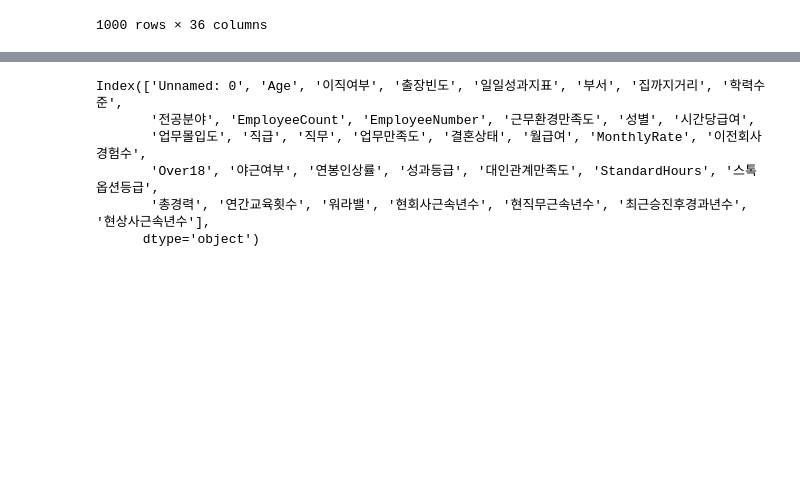
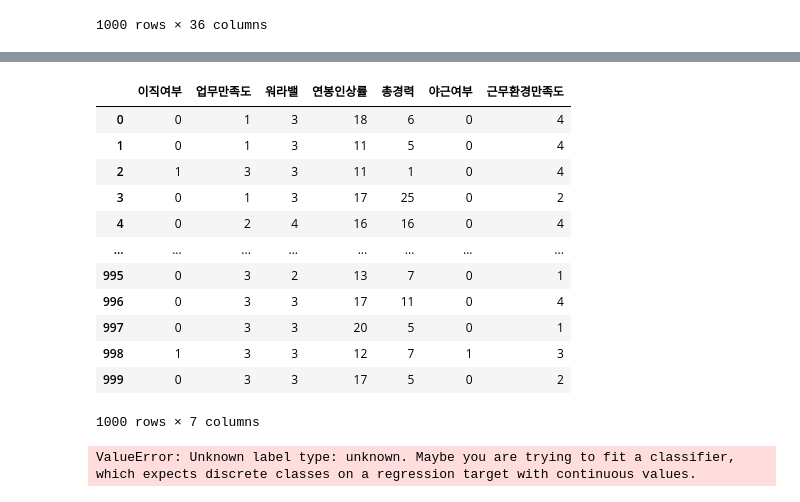
Before and after one commit to Kim-Yeryoung/22100143_Kim-Yeryoung-13W-quiz, a Jupyter notebook: 13W_quiz.ipynb, the cells around one changed output, grey strips where cells are left out. Saved outputs shown, nothing was run; the diff lists cells and outputs as text; code cells hidden in the pictures; blank space fills up the shorter version.

```diff
--- a/13W_quiz.ipynb
+++ b/13W_quiz.ipynb
@@ -45,6 +46,13 @@ for i in df['이직여부'].index:
         df['이직여부'][i]=0
 df['이직여부'].value_counts() #target label set
 
+
+df['야근여부'].value_counts()
+for i in df['야근여부'].index:
+    if df['야근여부'][i] == 'Yes':
+        df['야근여부'][i]=1
+    else:
+        df['야근여부'][i]=0
 # 변수 분류 (OneHot & gender or Label)
 label_encode_cols = []
 onehot_cols = []
@@ -71,7 +79,8 @@ def encode_categoricals(df):
 label_encode_cols
 df[label_encode_cols]=encode_categoricals(df[label_encode_cols]) # Label
 
-df #one-hot은 차원 커지니깐 보류 했음.
+print(df['이직여부'].value_counts()) #one-hot은 차원 커지니깐 보류 했음.
+print(df['야근여부'].value_counts()) #one-hot은 차원 커지니깐 보류 했음.
 # %% [output]
 You are setting values through chained assignment. Currently this works in certain cases, but when using Copy-on-Write (which will become the default behaviour in pandas 3.0) this will never work to u ...
 A typical example is when you are setting values in a column of a DataFrame, like:
@@ -106,26 +127,63 @@ See the caveats in the documentation: https://pandas.pydata.org/pandas-docs/stab
 # %%
 '''
 3.
 피처 선택 (15점)
 
 이직 여부 예측에 유의미하다고 생각되는 피처 5~10개을 선택하고, 선택 근거를 간략하게 기술하시오.
 
 피처 선정에 관한 자세한 기술은 이후에 다룰 예정.(현재는 예측력보다 이해/해석 중점)
 feature_target=['이직여부', '업무만족도', '부서', '근무환경만족도', '직무', '연봉인상률', '총경력',
        '야근여부', '성과등급', '워라밸', '현회사근속년수']
 '''
 
 df.columns
 
 #업무 만족도, '워라밸, '근무환경만족도': 높아야 이직 안함
 #'연봉인상률': 낮으면 이직 하고 돈 안 들어오니 나가고 싶음
 #'야근여부': 많으면 나가고 싶음.
 
 feature_target=['이직여부', '업무만족도', '워라밸', '연봉인상률', '총경력','야근여부','근무환경만족도']
+selected_df=df[feature_target] # 전처리 된 듯!
+df['이직여부'].value_counts()
+selected_df
 # %% [output]
+|  | 이직여부 | 업무만족도 | 워라밸 | 연봉인상률 | 총경력 | 야근여부 | 근무환경만족도 |
+| 0 | 0 | 1 | 3 | 18 | 6 | 0 | 4 |
+| 1 | 0 | 1 | 3 | 11 | 5 | 0 | 4 |
+| 2 | 1 | 3 | 3 | 11 | 1 | 0 | 4 |
+| 3 | 0 | 1 | 3 | 17 | 25 | 0 | 2 |
+| 4 | 0 | 2 | 4 | 16 | 16 | 0 | 4 |
+| ... | ... | ... | ... | ... | ... | ... | ... |
+| 995 | 0 | 3 | 2 | 13 | 7 | 0 | 1 |
+| 996 | 0 | 3 | 3 | 17 | 11 | 0 | 4 |
+| 997 | 0 | 3 | 3 | 20 | 5 | 0 | 1 |
+| 998 | 1 | 3 | 3 | 12 | 7 | 1 | 3 |
+| 999 | 0 | 3 | 3 | 17 | 5 | 0 | 2 |
-Index(['Unnamed: 0', 'Age', '이직여부', '출장빈도', '일일성과지표', '부서', '집까지거리', '학력수준',
-       '전공분야', 'EmployeeCount', 'EmployeeNumber', '근무환경만족도', '성별', '시간당급여',
-       '업무몰입도', '직급', '직무', '업무만족도', '결혼상태', '월급여', 'MonthlyRate', '이전회사경험수',
-       'Over18', '야근여부', '연봉인상률', '성과등급', '대인관계만족도', 'StandardHours', '스톡옵션등급',
-       '총경력', '연간교육횟수', '워라밸', '현회사근속년수', '현직무근속년수', '최근승진후경과년수', '현상사근속년수'],
-      dtype='object')
+1000 rows × 7 columns
+# %%
+'''
+모델 훈련 (20점)
+
+학습/검증 데이터를 8:2 비율로 분할하시오.
+LogisticRegression, RandomForestClassifier 중 하나를 선택하여 학습하시오.
+'''
+
+y = selected_df['이직여부']
+
+X = selected_df.drop('이직여부', axis=1)
+
+# 학습 데이터와 테스트 데이터 나누기
+from sklearn.model_selection import train_test_split
+X_train, X_test, y_train, y_test=train_test_split(X, y, test_size=0.2, random_state=42)
+
+
+#의사결정나무 선택: 다양한 요인이 복합적으로 작용하는 이직률 예측할 수 있게 해주니깐.
+from sklearn.tree import DecisionTreeClassifier
+
+model=DecisionTreeClassifier(criterion = 'entropy', max_depth=3, min_samples_split=5)
+model.fit(X_train, y_train)
+
+print('Score: ',model.score(X_train, y_train))
+print('Score: ',model.score(X_test, y_test))
+# %% [output]
+ValueError: Unknown label type: unknown. Maybe you are trying to fit a classifier, which expects discrete classes on a regression target with continuous values.
```
Also changed, not shown: parts of 2 cells of this notebook.
